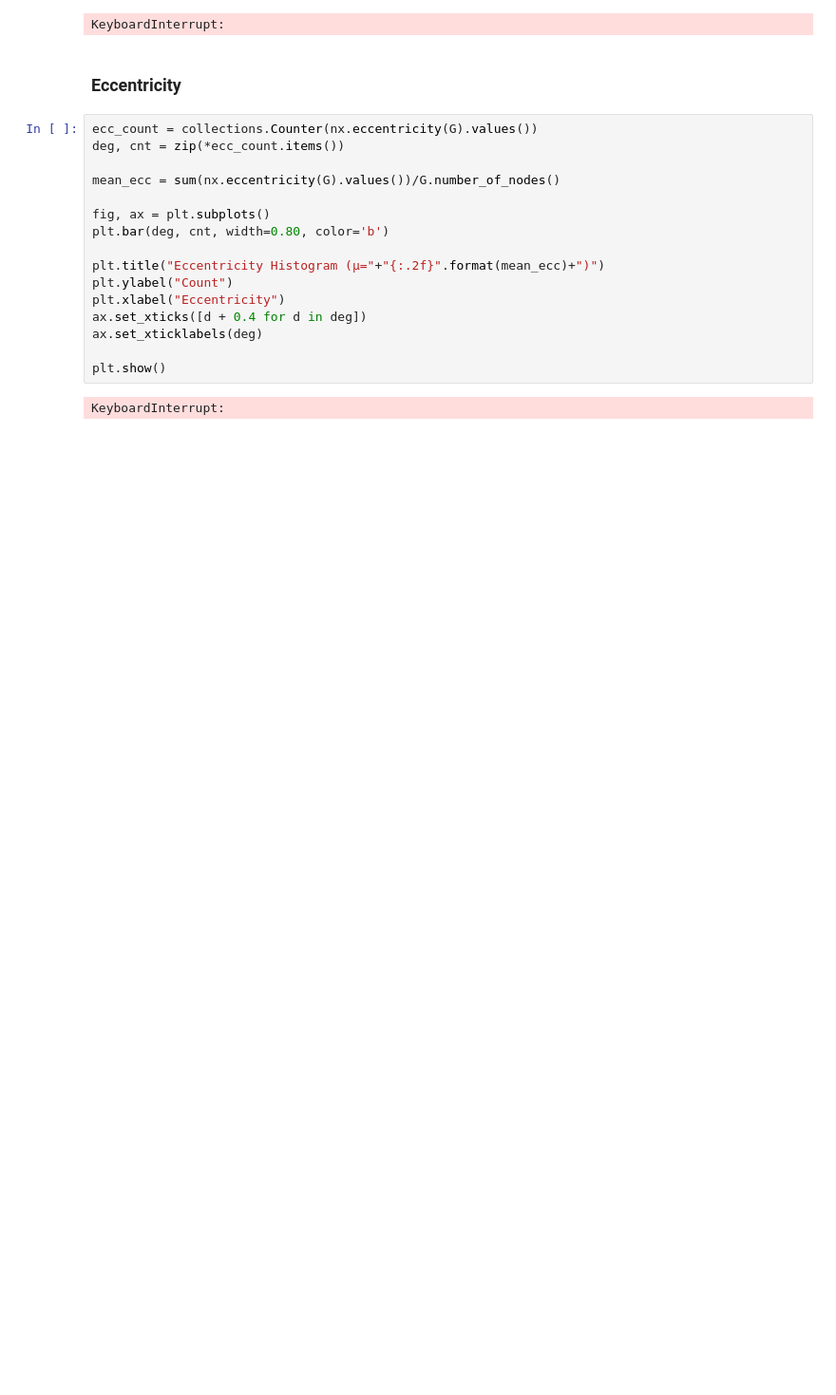
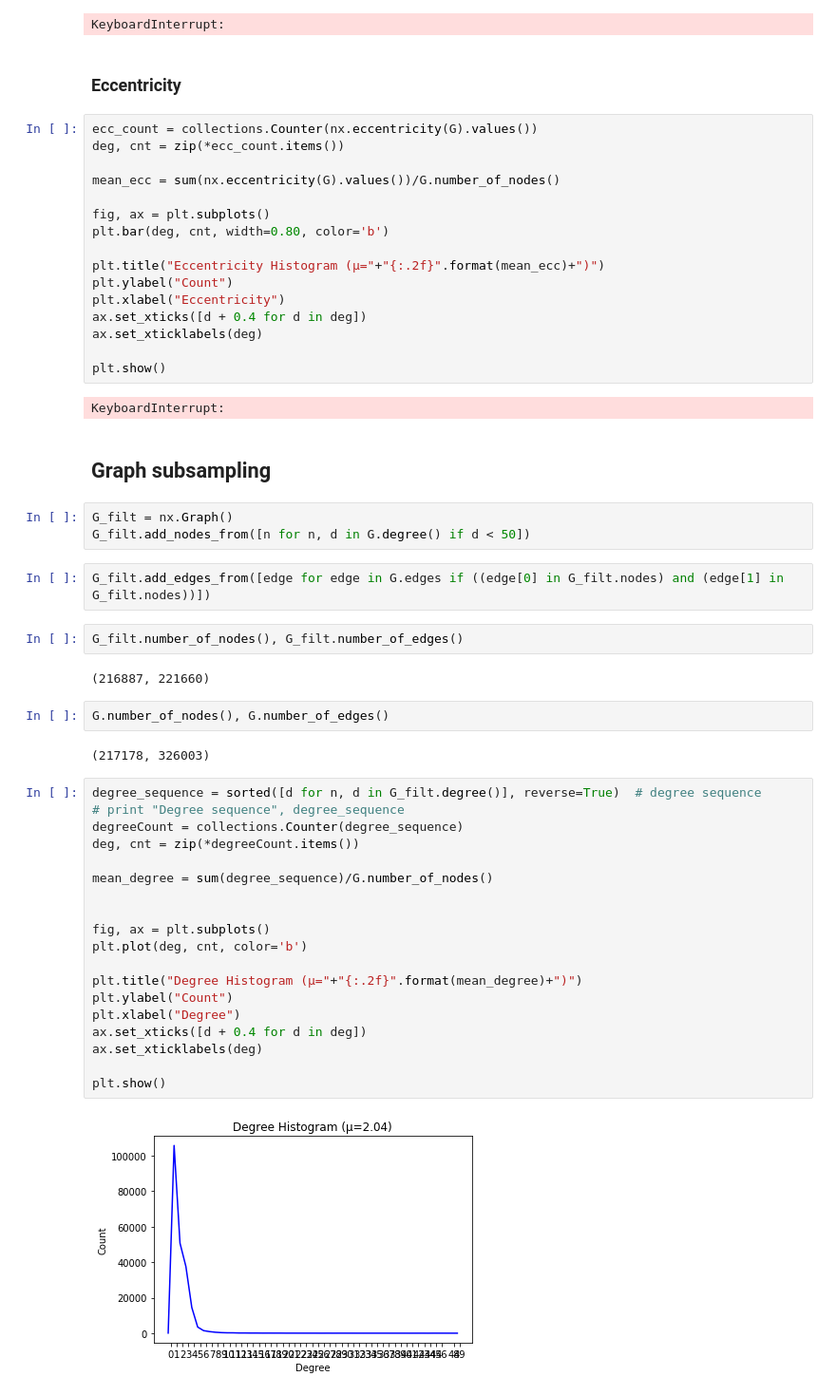
Before and after one commit to dtsbourg/codegraph-fmt, a Jupyter notebook: Inspector.ipynb, the cells around one changed output. Shown at 95% size. Saved outputs shown, nothing was run; the diff lists cells and outputs as text; blank space fills up the shorter version.

```diff
--- a/Inspector.ipynb
+++ b/Inspector.ipynb
@@ -376,3 +382,39 @@ ax.set_xticklabels(deg)
 plt.show()
 # %% [output]
 KeyboardInterrupt:
+# %% [markdown]
+## Graph subsampling
+# %%
+G_filt = nx.Graph()
+G_filt.add_nodes_from([n for n, d in G.degree() if d < 50])
+# %%
+G_filt.add_edges_from([edge for edge in G.edges if ((edge[0] in G_filt.nodes) and (edge[1] in G_filt.nodes))])
+# %%
+G_filt.number_of_nodes(), G_filt.number_of_edges()
+# %% [output]
+(216887, 221660)
+# %%
+G.number_of_nodes(), G.number_of_edges()
+# %% [output]
+(217178, 326003)
+# %%
+degree_sequence = sorted([d for n, d in G_filt.degree()], reverse=True)  # degree sequence
+# print "Degree sequence", degree_sequence
+degreeCount = collections.Counter(degree_sequence)
+deg, cnt = zip(*degreeCount.items())
+
+mean_degree = sum(degree_sequence)/G.number_of_nodes()
+
+
+fig, ax = plt.subplots()
+plt.plot(deg, cnt, color='b')
+
+plt.title("Degree Histogram (µ="+"{:.2f}".format(mean_degree)+")")
+plt.ylabel("Count")
+plt.xlabel("Degree")
+ax.set_xticks([d + 0.4 for d in deg])
+ax.set_xticklabels(deg)
+
+plt.show()
+# %% [output]
+[figure, added]
```
Also changed, not shown: parts of 17 cells of this notebook.
